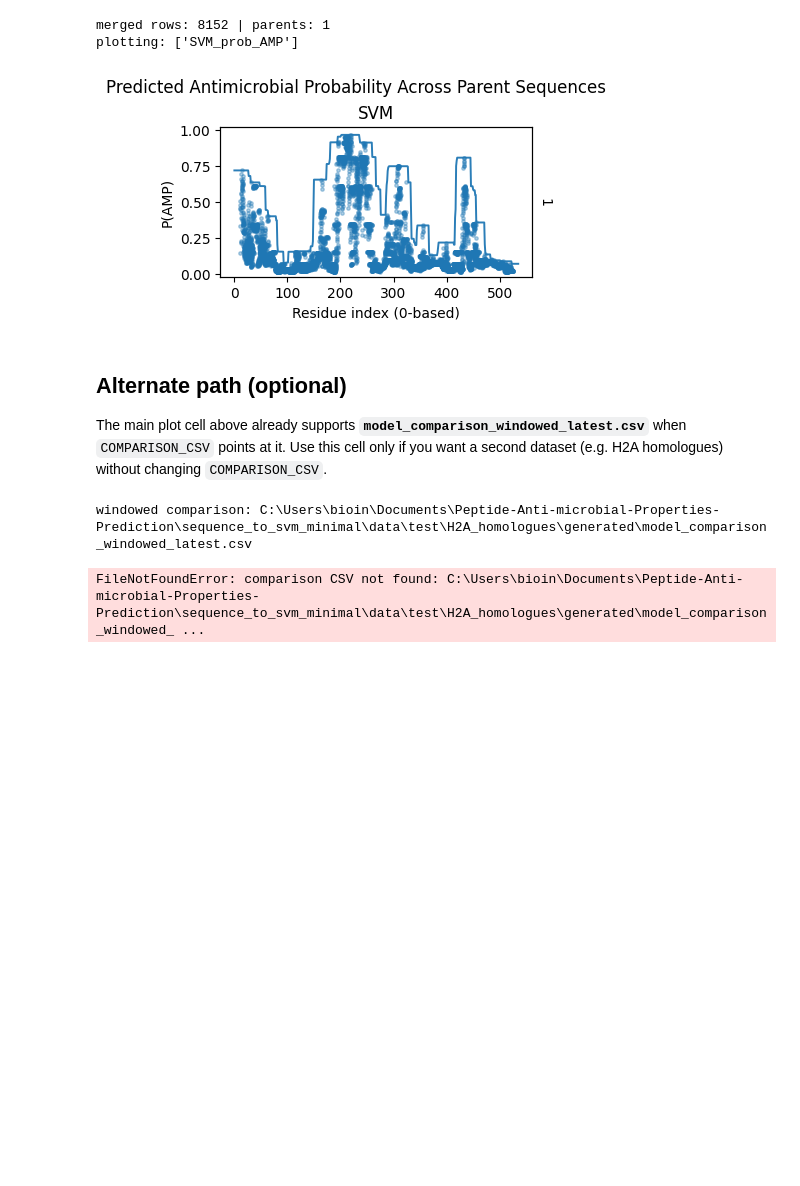
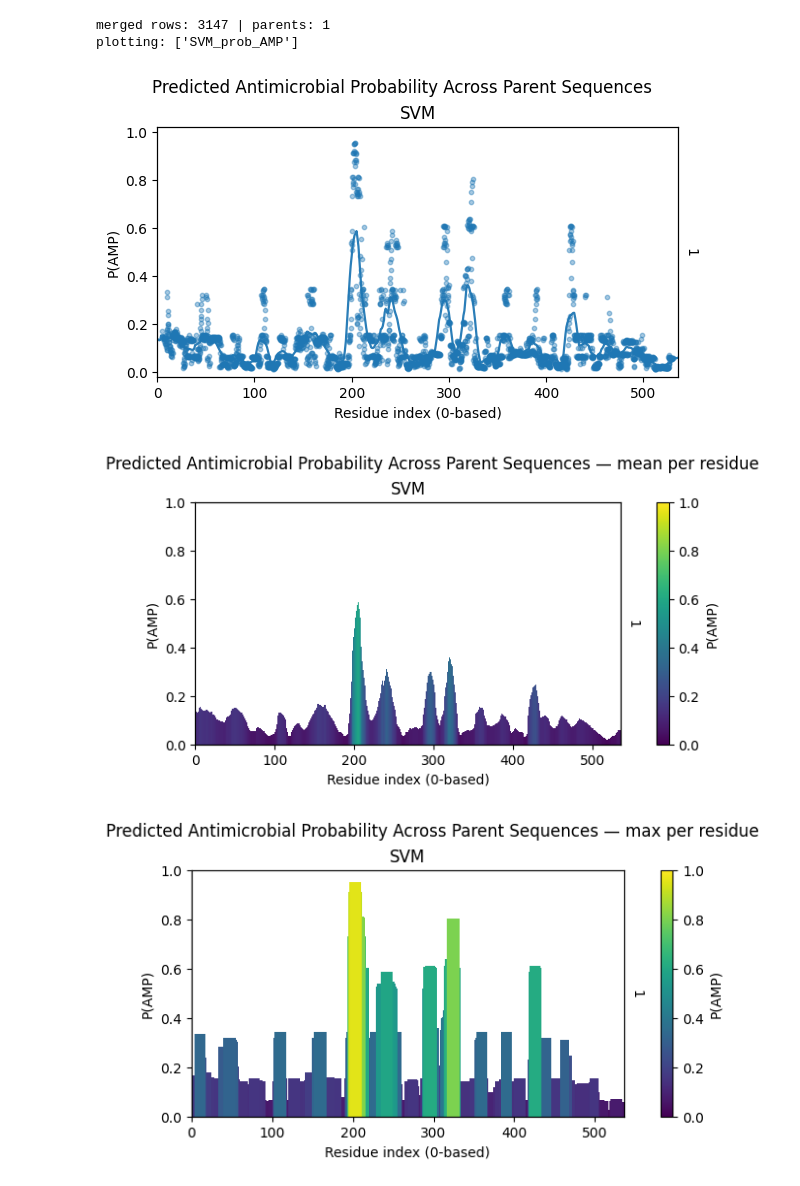
Before and after one commit to KYinXu/Peptide-Anti-microbial-Properties-Prediction, a Jupyter notebook: notebooks/window_exploration.ipynb, the cells around one changed output. Cells and saved outputs as stored; diff of their text form; code cells hidden in the pictures; blank space fills up the shorter version.

```diff
--- a/notebooks/window_exploration.ipynb
+++ b/notebooks/window_exploration.ipynb
@@ -35,19 +36,20 @@ def repo_root_from_here() -> Path:
 ROOT = repo_root_from_here()
 
 # --- edit these paths if needed ---
-COMPARISON_CSV = ROOT / "sequence_to_svm_minimal/data/test/tiff_sequence_6_16/generated/model_comparison_windowed_latest.csv"
-WINDOW_MAP_CSV = ROOT / "sequence_to_svm_minimal/data/test/tiff_sequence_6_16/generated/inputs/window_map.csv"
+COMPARISON_CSV = ROOT / "sequence_to_svm_minimal/data/test/tiff_sequence_6_16/window_10-15/generated/model_comparison_windowed_latest.csv"
+WINDOW_MAP_CSV = ROOT / "sequence_to_svm_minimal/data/test/tiff_sequence_6_16/window_10-15/generated/inputs/window_map.csv"
 
 # Models to plot (columns ending with _prob_AMP). None = every model.
 PROB_COLUMN_SUBSTR: str | None = None  # e.g. "Geo" to restrict; None = all
 
 MAX_PARENTS = 12  # max parent rows; None = all parents
-FIGWIDTH_PER_MODEL = 2.75  # subplot width per model column
-FIGHEIGHT_PER_PARENT = 2.0  # subplot height per parent row
+FIGWIDTH_PER_MODEL = 4.0  # subplot width per model column (each figure)
+FIGHEIGHT_PER_PARENT = 3.0  # subplot height per parent row
+HEATMAP_CMAP = "viridis"
 
 PLOT_MAIN_TITLE = "Predicted Antimicrobial Probability Across Parent Sequences"
 PLOT_SUBTITLE = (
-    "Dots: Window-level P(AMP) at center. Line: Maximum P(AMP) covering each residue."
+    "Figures: window line plot; mean-per-residue histogram; max-per-residue histogram."
 )
 
 print("ROOT:", ROOT)
@@ -298,62 +413,30 @@ def plot_ampness_panels(
 # %%
 df = load_merged(COMPARISON_CSV, WINDOW_MAP_CSV)
 prob_cols = pick_prob_columns(list(df.columns), PROB_COLUMN_SUBSTR)
 if not prob_cols:
     raise ValueError(f"No prob columns matching suffix {SUFFIX!r} and substr={PROB_COLUMN_SUBSTR!r}")
 
 for pc in prob_cols:
     n_finite = int(pd.to_numeric(df[pc], errors="coerce").notna().sum())
     if n_finite == 0:
         print(f"Warning: {pc} has no scores — re-run compare_model_predictions_windowed.py (or full pipeline for GNN columns).")
 
 print("merged rows:", len(df), "| parents:", df["parent_id"].nunique())
 print("plotting:", prob_cols)
 
 plot_ampness_panels(
     df,
     prob_cols,
     max_parents=MAX_PARENTS,
     figwidth_per_model=FIGWIDTH_PER_MODEL,
     figheight_per_parent=FIGHEIGHT_PER_PARENT,
+    heatmap_cmap=HEATMAP_CMAP,
     main_title=PLOT_MAIN_TITLE,
     subtitle=PLOT_SUBTITLE,
 )
 # %% [output]
-merged rows: 8152 | parents: 1
+merged rows: 3147 | parents: 1
 plotting: ['SVM_prob_AMP']
-[figure, old version]
+[figure, new version]
+[figure, added]
+[figure, added]
-# %% [markdown]
-## Alternate path (optional)
-
-The main plot cell above already supports **`model_comparison_windowed_latest.csv`** when `COMPARISON_CSV` points at it. Use this cell only if you want a second dataset (e.g. H2A homologues) without changing `COMPARISON_CSV`.
-# %%
-# NOTE: runs were from model generated on 20260511_145603.csv and run_20260505_162400
-WINDOWED_PLOT_MAIN_TITLE="P(AMP) along windowed sequence"
-WINDOWED_COMPARISON_CSV = (
-    ROOT
-    / "sequence_to_svm_minimal/data/test/H2A_homologues/generated/model_comparison_windowed_latest.csv"
-)
-
-print("windowed comparison:", WINDOWED_COMPARISON_CSV)
-
-df_w = load_windowed_sequence_df(WINDOWED_COMPARISON_CSV)
-prob_cols_w = pick_prob_columns(list(df_w.columns), PROB_COLUMN_SUBSTR)
-if not prob_cols_w:
-    raise ValueError(
-        f"No prob columns matching suffix {SUFFIX!r} and substr={PROB_COLUMN_SUBSTR!r}"
-    )
-
-print("windowed rows:", len(df_w), "| parents:", df_w["parent_id"].nunique())
-print("plotting:", prob_cols_w)
-
-plot_ampness_panels(
-    df_w,
-    prob_cols_w,
-    max_parents=MAX_PARENTS,
-    figwidth_per_model=FIGWIDTH_PER_MODEL,
-    figheight_per_parent=FIGHEIGHT_PER_PARENT,
-    main_title=WINDOWED_PLOT_MAIN_TITLE,
-)
-# %% [output]
-windowed comparison: C:\Users\bioin\Documents\Peptide-Anti-microbial-Properties-Prediction\sequence_to_svm_minimal\data\test\H2A_homologues\generated\model_comparison_windowed_latest.csv
-FileNotFoundError: comparison CSV not found: C:\Users\bioin\Documents\Peptide-Anti-microbial-Properties-Prediction\sequence_to_svm_minimal\data\test\H2A_homologues\generated\model_comparison_windowed_ ...
```
Also changed, not shown: parts of 4 cells of this notebook, 9 other files.
